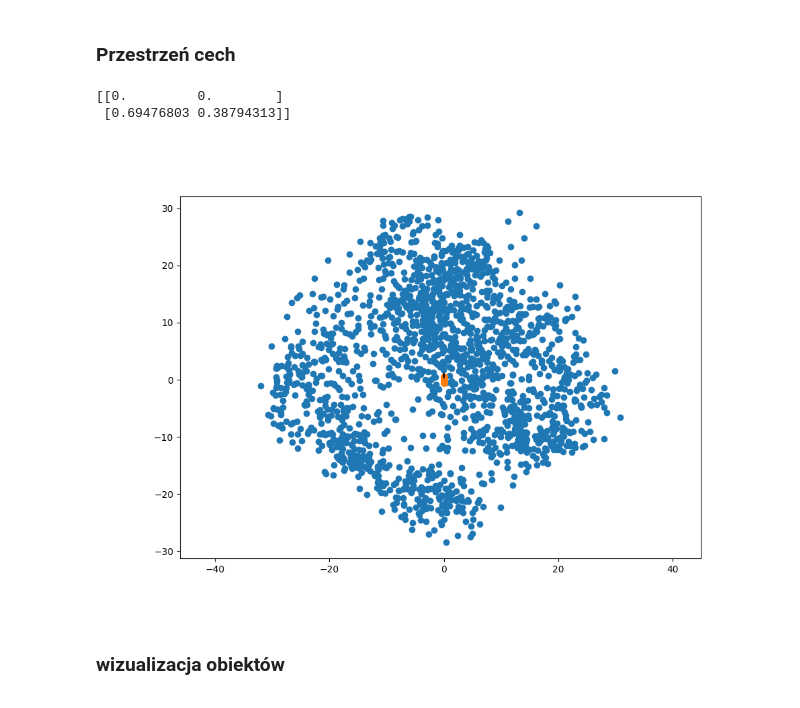
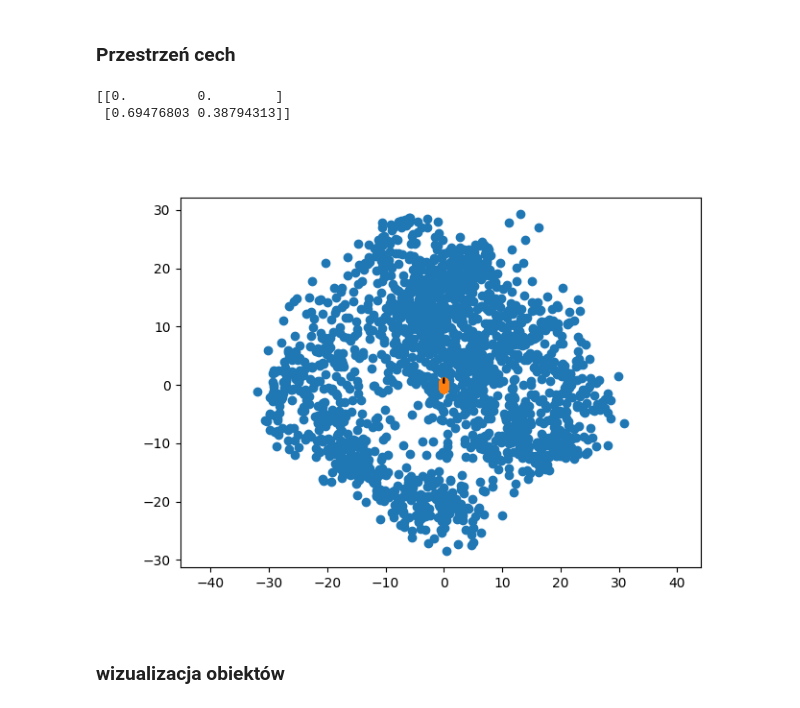
Before and after one commit to MeWoash/Data-analysis, a Jupyter notebook: lab6/lab6.ipynb, the cells around one changed output. Saved outputs shown, nothing was run; the diff lists cells and outputs as text; code cells hidden in the pictures.

```diff
--- a/lab6/lab6.ipynb
+++ b/lab6/lab6.ipynb
@@ -148,30 +151,30 @@ X_reverse=my_PCA_reverse(X_r,v,n_dims=n_dims)
 # %% [markdown]
 ### Przestrzeń cech
 # %%
-plt.figure(figsize=(10,7))
+plt.figure(figsize=(7,5))
 
-v=calc_vectors(w,v,center,n_dims=n_dims)
-print(v)
-v1=v[:,0]
-v2=v[:,1]
+vec=calc_vectors(w,v,center,n_dims=n_dims)
+print(vec)
+v1=vec[:,0]
+v2=vec[:,1]
 
 style={'length_includes_head':False,
        'width':0.05,
        'color':'black'
        }
 
 plt.scatter(X_r[:,0],X_r[:,1])
 plt.scatter(X_reverse[:,0],X_reverse[:,1])
 
 plt.arrow(x=center[0],y=center[1],dx=v1[0],dy=v1[1],**style)
 plt.arrow(x=center[0],y=center[1],dx=v2[0],dy=v2[1],**style)
 
 plt.axis('equal')
 plt.show()
 # %% [output]
 [[0.         0.        ]
  [0.69476803 0.38794313]]
-[figure, old version]
+[figure, new version]
 # %% [markdown]
 ### wizualizacja obiektów
 # %%
```
Also changed, not shown: parts of 5 cells of this notebook.
